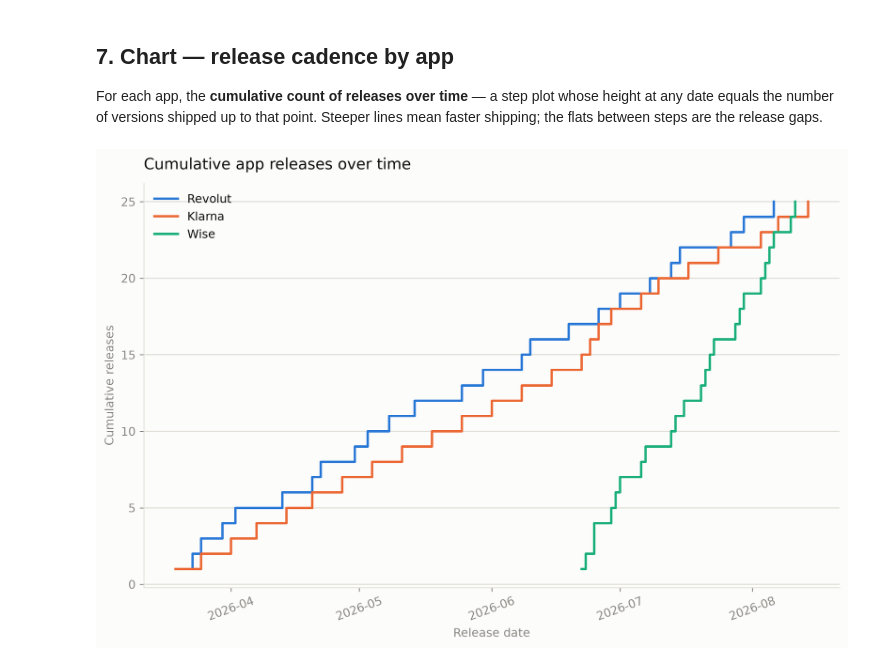
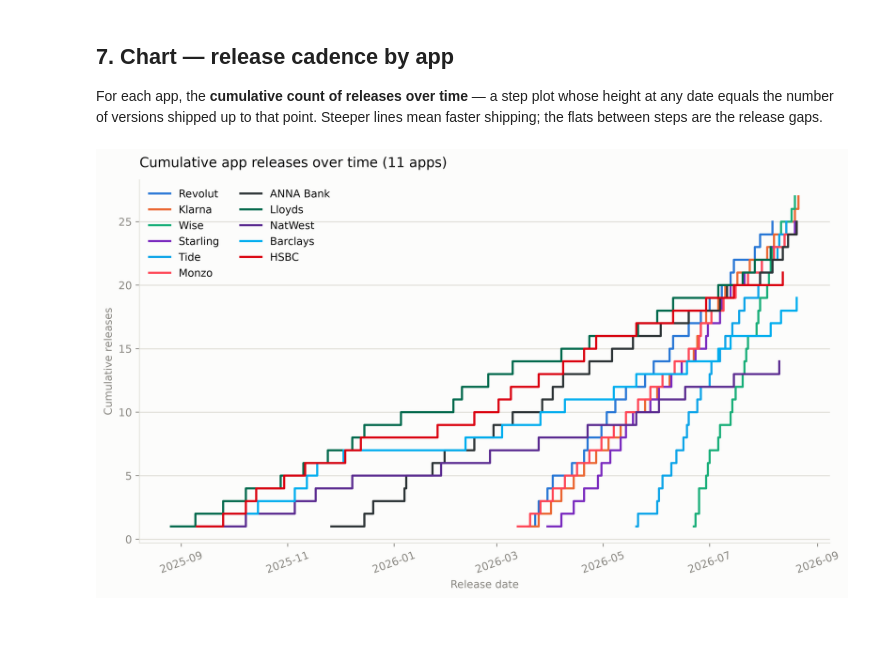
Before and after one commit to tomasb1805/banking-apps-sentiment-scoring, a Jupyter notebook: scrape_app_changelogs.ipynb, the cells around one changed output. Cells and saved outputs as stored; diff of their text form; code cells hidden in the pictures; blank space fills up the shorter version.

Commit message:
Scraped iOS changelogs for the new mobile apps.

```diff
--- a/scrape_app_changelogs.ipynb
+++ b/scrape_app_changelogs.ipynb
@@ -52,6 +56,14 @@ APPS = {
     "Revolut": 932493382,
     "Klarna":  1115120118,
     "Wise":    612261027,
+    "Starling":  956806430,   # Starling Bank
+    "Tide":      1140086177,  # Tide Business Banking
+    "Monzo":     1052238659,  # Monzo
+    "ANNA Bank": 1333008275,  # ANNA Money
+    "Lloyds":    469964520,   # Lloyds Mobile Banking
+    "NatWest":   334855322,   # NatWest Mobile Banking
+    "Barclays":  536248734,   # Barclays
+    "HSBC":      1220329065,  # HSBC UK Mobile Banking (bundle uk.co.hsbc.hsbcukmobilebanking) — note: old id 1200273760 now 404, corrected via iTunes Search 2026-08-23
 }
 
 for app, app_id in APPS.items():
@@ -238,38 +273,52 @@ between steps are the release gaps.
 # %%
 import matplotlib.pyplot as plt
 
-APP_COLORS = {"Revolut": "#2a78d6", "Klarna": "#eb6834", "Wise": "#1baf7a"}
+APP_COLORS = {
+    "Revolut": "#2a78d6",   # blue
+    "Klarna": "#eb6834",    # orange
+    "Wise": "#1baf7a",      # teal
+    "Starling": "#7b2cbf",  # purple
+    "Tide": "#0ea5e9",      # sky
+    "Monzo": "#ff4757",     # coral/red
+    "ANNA Bank": "#2d3436", # dark grey
+    "Lloyds": "#006a4d",    # lloyds green
+    "NatWest": "#5c2d91",   # natwest purple
+    "Barclays": "#00aeef",  # barclays cyan
+    "HSBC": "#db0011",      # hsbc red
+}
 INK      = "#0b0b0b"
 MUTED    = "#898781"
 GRIDLINE = "#e1e0d9"
 SURFACE  = "#fcfcfb"
 
 if df.empty:
     print("No data to plot — run the scraper cells above first.")
 else:
-    fig, ax = plt.subplots(figsize=(9, 6), facecolor=SURFACE)
+    fig, ax = plt.subplots(figsize=(10, 6), facecolor=SURFACE)
     ax.set_facecolor(SURFACE)
 
     for app in APPS:
         sub = df[df["app"] == app].sort_values("release_date")
+        if sub.empty:
+            continue
         ax.step(sub["release_date"], range(1, len(sub) + 1), where="post",
-                color=APP_COLORS[app], label=app, linewidth=2)
+                color=APP_COLORS.get(app, "#333333"), label=app, linewidth=2)
 
     ax.set_xlabel("Release date", color=MUTED, fontsize=10)
     ax.set_ylabel("Cumulative releases", color=MUTED, fontsize=10)
     ax.tick_params(axis="x", colors=MUTED, rotation=20)
     ax.tick_params(axis="y", colors=MUTED)
     ax.grid(axis="y", color=GRIDLINE, linewidth=1, zorder=0)
     ax.set_axisbelow(True)
     for spine in ["top", "right"]:
         ax.spines[spine].set_visible(False)
     ax.spines["bottom"].set_color(GRIDLINE)
     ax.spines["left"].set_color(GRIDLINE)
 
-    ax.set_title("Cumulative app releases over time", color=INK, fontsize=13, loc="left", pad=12)
-    ax.legend(frameon=False, labelcolor=INK)
+    ax.set_title("Cumulative app releases over time (11 apps)", color=INK, fontsize=13, loc="left", pad=12)
+    ax.legend(frameon=False, labelcolor=INK, ncol=2)
 
     plt.tight_layout()
     plt.show()
 # %% [output]
-[figure, old version]
+[figure, new version]
```
Also changed, not shown: parts of 7 cells of this notebook.
